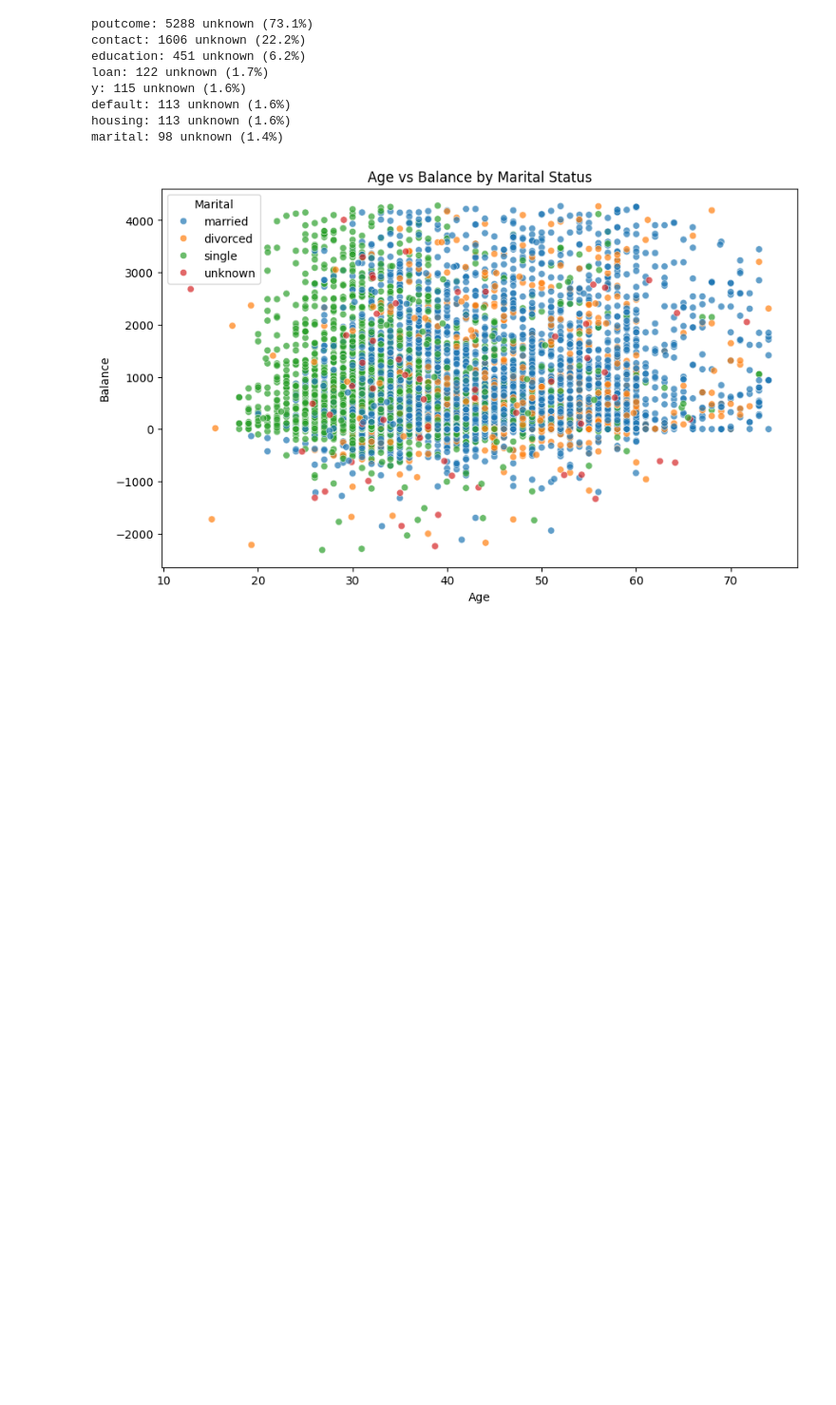
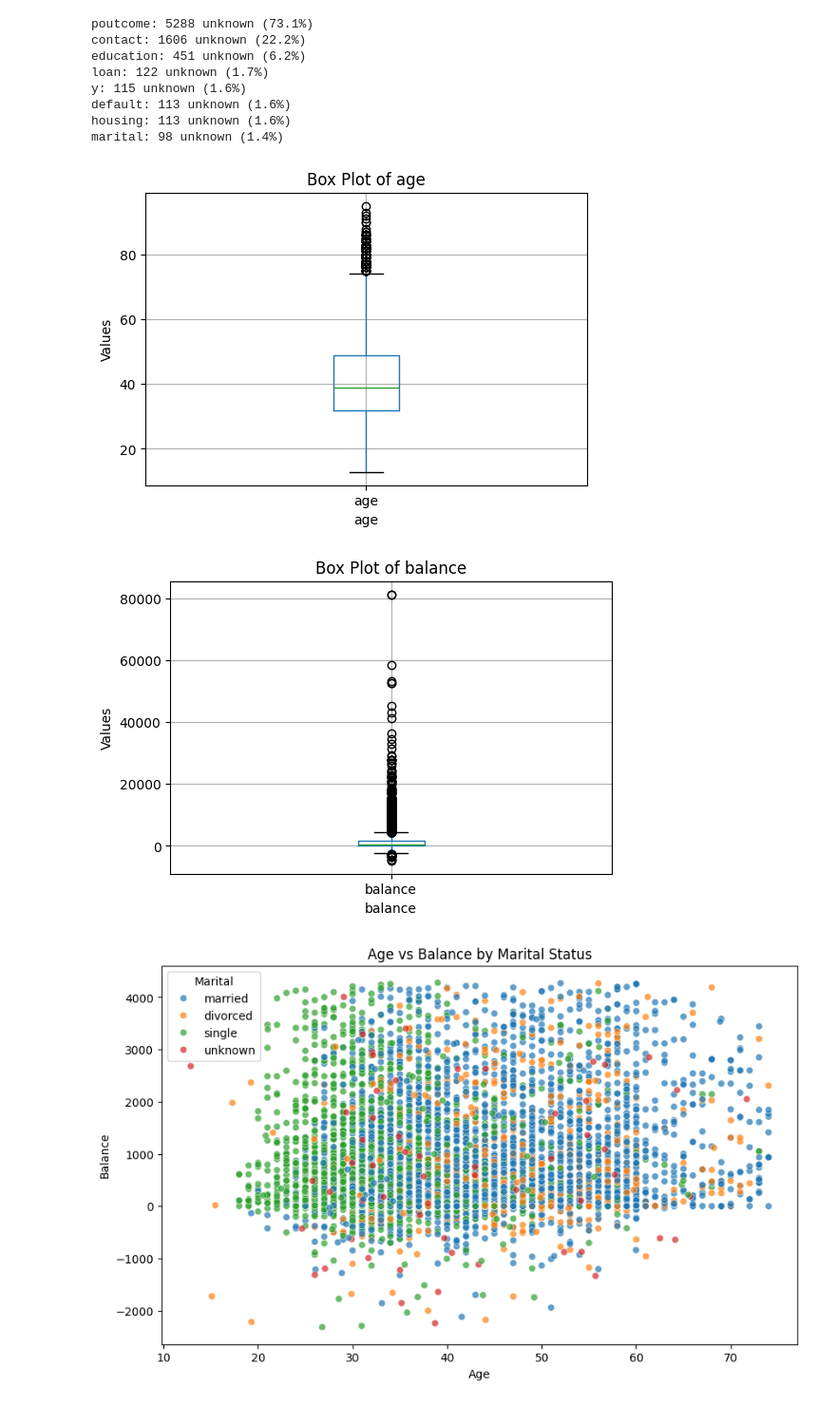
Before and after one commit to vanshj22/UNSW-Courses, a Jupyter notebook: DATA9001-FDS/Assignment 3/bank_term_deposit_classifier.ipynb, the cells around one changed output. Shown at 95% size. Drawn from its saved outputs; the diff is of its cells as text; code cells hidden in the pictures; blank space fills up the shorter version.

```diff
--- a/DATA9001-FDS/Assignment 3/bank_term_deposit_classifier.ipynb
+++ b/DATA9001-FDS/Assignment 3/bank_term_deposit_classifier.ipynb
@@ -163,4 +161,18 @@ marital: 98 unknown (1.4%)
 # Drop all rows where the target 'y' is 'unknown'
 df = df[df['y'] != 'unknown'].copy()
 df.reset_index(drop=True, inplace=True)
+# %%
+
+float_columns = ['age', 'balance']
+
+for col in float_columns:
+    plt.figure(figsize=(6, 4))
+    df.boxplot(column=col)
+    plt.title(f'Box Plot of {col}')
+    plt.xlabel(col)
+    plt.ylabel('Values')
+    plt.show()
+# %% [output]
+[figure, added]
+[figure, added]
 # %%
```
Also changed, not shown: parts of 15 cells of this notebook, 3 other files.
